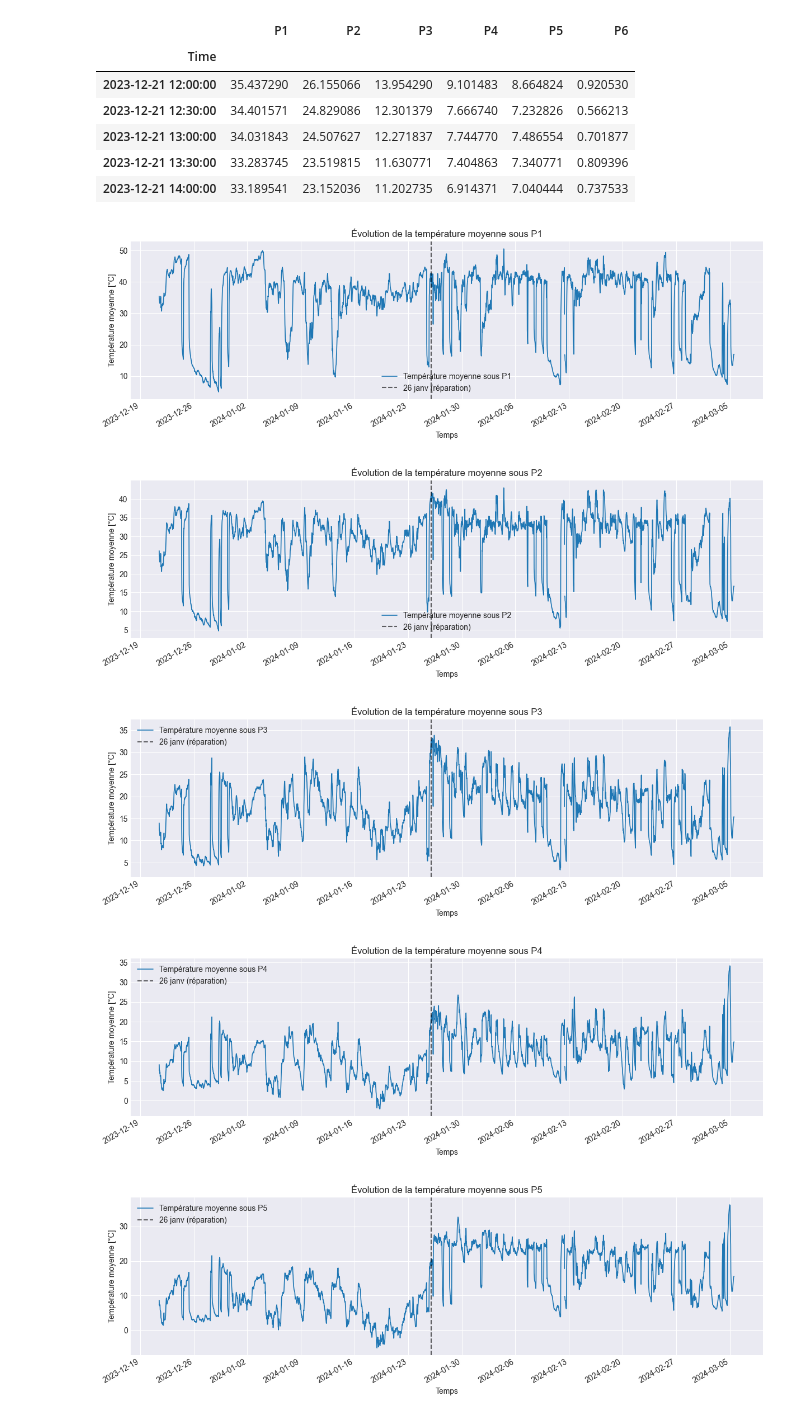
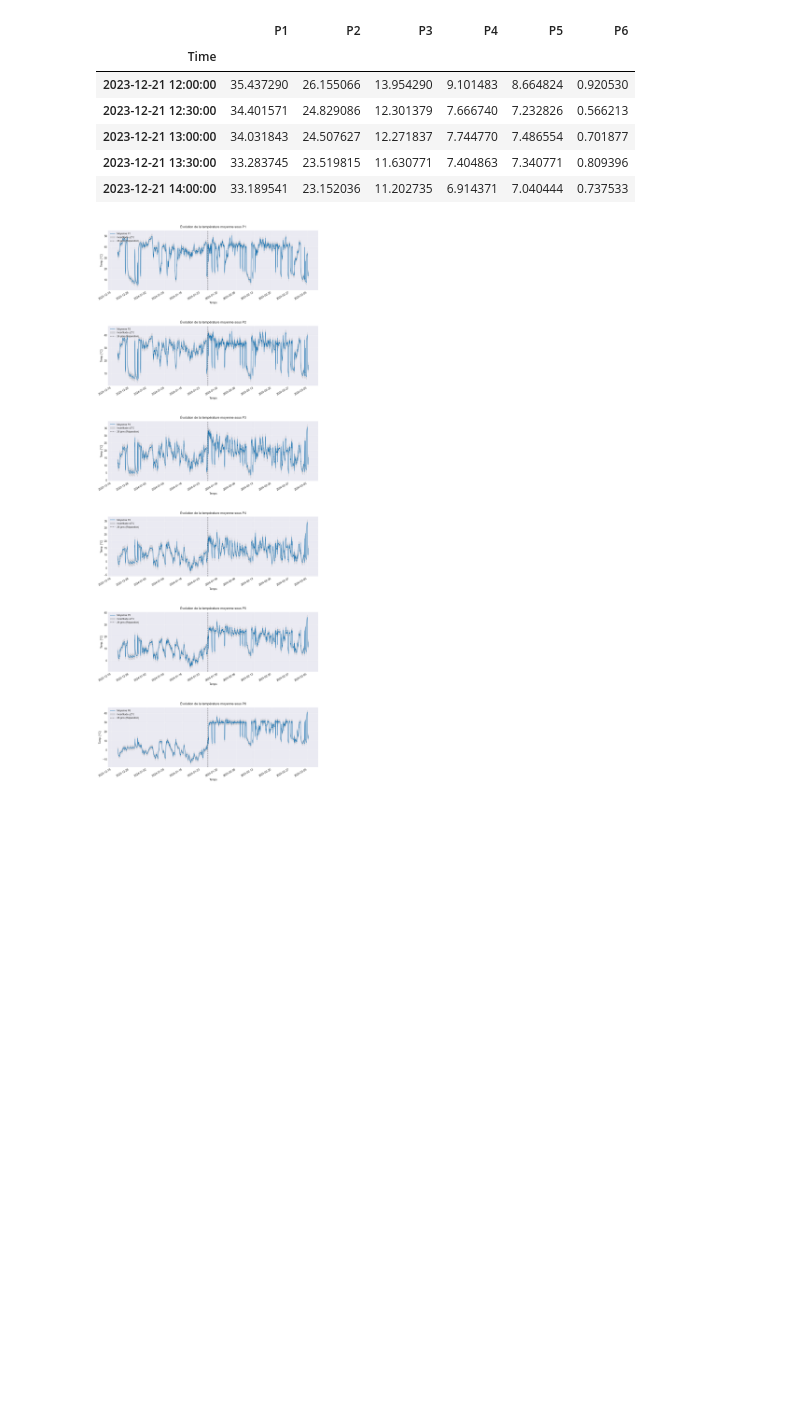
Before and after one commit to William-Boissonneault-GPH/TTHERM_postePesee, a Jupyter notebook: Analyse_donnees/notebooks/Variation_temp_P.ipynb, the cells around one changed output. Saved outputs shown, nothing was run; the diff lists cells and outputs as text; code cells hidden in the pictures; blank space fills up the shorter version.

```diff
--- a/Analyse_donnees/notebooks/Variation_temp_P.ipynb
+++ b/Analyse_donnees/notebooks/Variation_temp_P.ipynb
@@ -86,34 +87,56 @@ df_plateaux_30min.head()
 | 2023-12-21 14:00:00 | 33.189541 | 23.152036 | 11.202735 | 6.914371 | 7.040444 | 0.737533 |
 # %%
 #graph evolution temperature moyenne sous chaque plateau
+# Date de la réparation pour la ligne verticale
+# Date de la réparation pour la ligne verticale
 date_split = dt.datetime(2024, 1, 26)
 
-for plateau in df_plateaux_30min.columns:
-    plt.figure(figsize=(12, 4))
-    plt.plot(df_plateaux_30min.index,
-             df_plateaux_30min[plateau],
-             label=f"Température moyenne sous {plateau}",
-             linewidth=1.2)
+# Récupération des colonnes
+colonnes_plateaux = df_plateaux_30min.columns
+nb_plateaux = len(colonnes_plateaux)
 
-    # Ligne verticale pour la réparation du P6 (optionnel)
-    plt.axvline(date_split, color="k", linestyle="--", alpha=0.6,
-                label="26 janv (réparation)")
+# --- CRÉATION DE LA FIGURE ---
+# sharex=False : Chaque graphique gère son propre axe X (plus sûr pour l'affichage)
+fig, axes = plt.subplots(nrows=nb_plateaux, ncols=1, figsize=(14, 6 * nb_plateaux), sharex=False)
 
-    plt.xlabel("Temps")
-    plt.ylabel("Température moyenne [°C]")
-    plt.title(f"Évolution de la température moyenne sous {plateau}")
-    plt.legend()
-    plt.tight_layout()
+# --- BOUCLE DE TRACÉ ---
+for ax, plateau in zip(axes, colonnes_plateaux):
 
-    # Format de l’axe temporel
-    plt.gca().xaxis.set_major_locator(mdates.WeekdayLocator(interval=1))
-    plt.gca().xaxis.set_major_formatter(mdates.DateFormatter("%Y-%m-%d"))
-    plt.gcf().autofmt_xdate()
+    # 1. Courbe
+    ax.plot(df_plateaux_30min.index,
+            df_plateaux_30min[plateau],
+            label=f"Moyenne {plateau}",
+            linewidth=1.2)
 
-    plt.show()
+    # 2. Bande d'incertitude
+    ax.fill_between(df_plateaux_30min.index,
+                    df_plateaux_30min[plateau] - 2,
+                    df_plateaux_30min[plateau] + 2,
+                    color='gray', alpha=0.2, label="Incertitude ±2°C")
+
+    # 3. Ligne verticale (Réparation)
+    ax.axvline(date_split, color="k", linestyle="--", alpha=0.6, label="26 janv (Réparation)")
+
+    # 4. Titres et Grilles
+    ax.set_title(f"Évolution de la température moyenne sous {plateau}", fontsize=12, pad=10)
+    ax.set_ylabel("Temp. [°C]")
+    ax.grid(True, alpha=0.6)
+
+    # 5. Gestion explicite de l'axe X (Dates) pour CHAQUE graphique
+    ax.set_xlabel("Temps") # On met le label partout
+    ax.xaxis.set_major_locator(mdates.WeekdayLocator(interval=1))
+    ax.xaxis.set_major_formatter(mdates.DateFormatter("%Y-%m-%d"))
+
+    # Rotation des dates pour ce graphique spécifique
+    plt.setp(ax.get_xticklabels(), rotation=30, ha="right")
+
+    # Légende (en haut à gauche)
+    ax.legend(loc="upper left", fontsize=9)
+
+# --- AJUSTEMENT FINAL ---
+# hspace augmente l'espace vertical entre les graphiques pour que les dates ne touchent pas le titre du dessous
+plt.subplots_adjust(hspace=0.6)
+
+plt.show()
 # %% [output]
-[figure, old version]
+[figure, new version]
-[figure, removed]
-[figure, removed]
-[figure, removed]
-[figure, removed]
```
Also changed, not shown: parts of 4 cells of this notebook, 1 other file.
